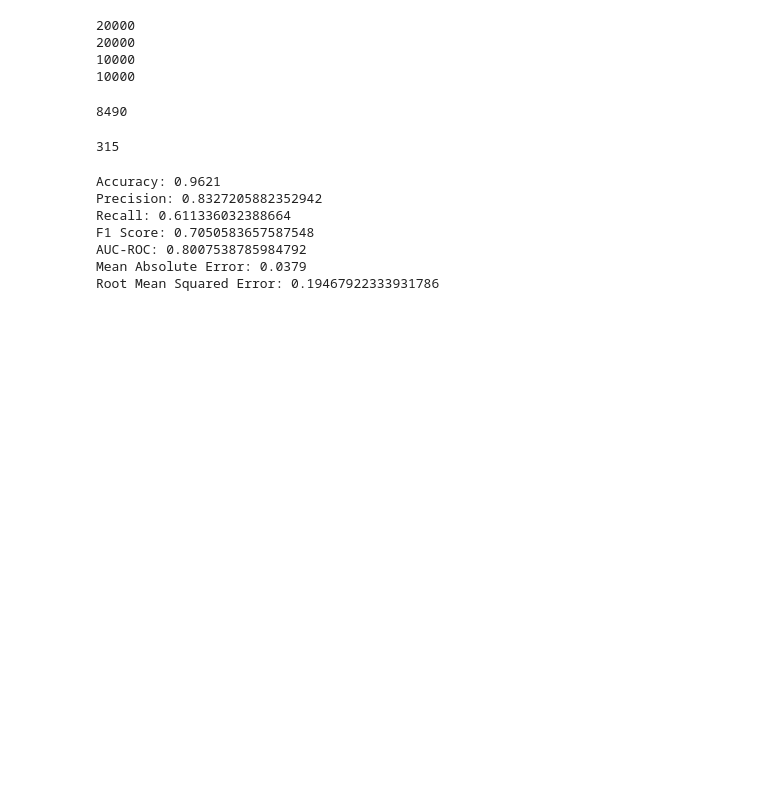
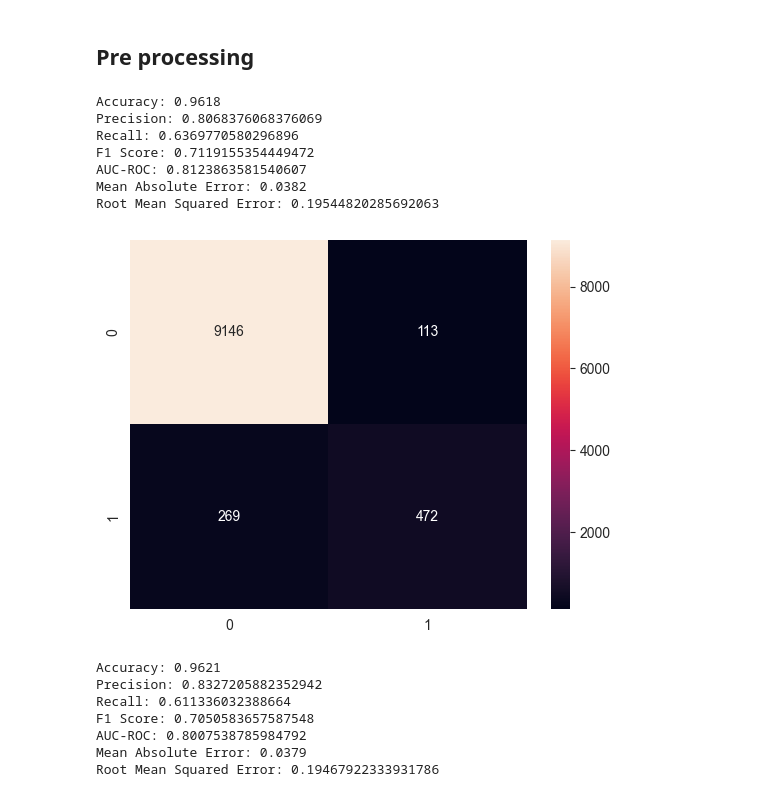
Before and after one commit to maayan-aytek/DS_LAB, a Jupyter notebook: train_and_pred.ipynb, the cells around one changed output. Drawn from its saved outputs; the diff is of its cells as text; code cells hidden in the pictures; blank space fills up the shorter version.

```diff
--- a/train_and_pred.ipynb
+++ b/train_and_pred.ipynb
@@ -77,13 +151,15 @@ def outliers_perc_of_col(target, df):
+# %% [markdown]
+## Pre processing
 # %%
 def pre_process(df, type_df="train"):
     patients_size = df.groupby("patient id").size()
     patients_size = patients_size[patients_size >= 36]
     full_hours_df = df[df['patient id'].isin(patients_size.index)].reset_index(drop=True)
-    columns_to_drop = ['Potassium','Magnesium','Chloride','Alkalinephos','AST','HCO3','Bilirubin_total',
-                                        'DBP','BaseExcess','SaO2','O2Sat','Fibrinogen','TroponinI','EtCO2','Unit2','Bilirubin_direct']
-    df_processed = df.drop(columns = columns_to_drop)
-    df_processed = df_processed.groupby('patient id').apply(lambda x: x.bfill().ffill()).reset_index(drop=True)
+
+    # backward and forward fill
+    df_processed = df.groupby('patient id').apply(lambda x: x.bfill().ffill()).reset_index(drop=True)
     outlier_perc_dict = {}
+    # Filling the rest of null values based on median/mean/mode according to the feature's outliers
     for col in df_processed.columns:
         outlier_perc_dict[col] = [outliers_perc_of_col(col, df_processed)]
     outliers_perc_df = pd.DataFrame(outlier_perc_dict).T
@@ -104,16 +180,27 @@ def pre_process(df, type_df="train"):
             elif outlier_perc > 5:
                 df_processed[col] = df_processed[col].fillna(median)
 
+    # data transformations
+    condition_temp=(df_processed['Temp'] > 38) | ( df_processed['Temp'] < 36)
+    condition_HR=(df_processed['HR'] > 90)
+    condition_Resp=(df_processed['Resp'] > 20) | ( df_processed['PaCO2'] < 32)
+    condition_wbc=(df_processed['WBC']* 10**3 > 12000) | (df_processed['WBC']* 10**3 < 4000)
+    df_processed['SIRS'] = np.where(condition_temp, 1, 0)+np.where(condition_HR, 1, 0)+np.where(condition_Resp, 1, 0)+np.where(condition_wbc, 1, 0)
+    df_processed['SIRS'] = np.where(df_processed['SIRS'] >= 2, 1, 0)
+
     df_processed["BUN_Creatinine_ratio"] = df_processed["BUN"]/df_processed["Creatinine"]
-    df_processed["qSOFA"] = np.where((df_processed['SBP'] <= 100) & (df_processed['Resp'] >= 22), 1, 0)
-    df_processed = df_processed.drop(["BUN", "Creatinine", "SBP", "Resp"], axis=1)
+    df_processed["qSOFA"] = np.where((df_processed['SBP'] >= 100) & (df_processed['Resp'] >= 22), 1, 0)
 
-    print(df_processed["patient id"].nunique())
+    # Feature selection
+    cols = ["ICULOS", "Lactate", "Temp", "SIRS", "PaCO2", "Unit1", "FiO2", "pH", "AST", "Hgb", "BUN", "WBC", "Calcium", "HospAdmTime",
+        "patient id", "BaseExcess", "Hct", "HR", "Alkalinephos", "Resp", "Phosphate", "SaO2", "Magnesium", "Bilirubin_total", "PTT",
+        "Potassium", "BUN_Creatinine_ratio", "Creatinine", "SBP", "qSOFA", "SepsisLabel"]
+    df_processed = df_processed[cols]
 
+    # Aggregations - remain only one record for each patient
     groups = df_processed.groupby('patient id')
     # Initialize an empty DataFrame to store the results
-    results = pd.DataFrame(columns=df_processed.columns)
-
+    results = pd.DataFrame(columns=df_processed.columns)#
     # Loop through the groups
     for name, group in groups:
         # Check if there is at least one row with label 1
@@ -127,7 +214,7 @@ def pre_process(df, type_df="train"):
         # Add the selected row to the results DataFrame
         results.loc[name] = row
 
-    print(len(results))
+    # undersampling
     if type_df == "train":
         majority_class = results[results['SepsisLabel'] == 0]
         minority_class = results[results['SepsisLabel'] == 1]
@@ -141,19 +228,23 @@ def pre_process(df, type_df="train"):
 # %%
 X_train, y_train, df_processed = pre_process(df, type_df = "train")
 X_test, y_test,_ = pre_process(test_df_original, type_df = "test")
-# %% [output]
-20000
-20000
-10000
-10000
-# %%
-len(df_processed)
-# %% [output]
-8490
-# %%
-len(df_processed[df_processed["qSOFA"] == 1])
-# %% [output]
-315
+# %%
+# undersmaple 5, with feature selection
+model_class = XGBClassifier(n_estimators=200, max_depth=20, eta=0.015, gamma=0.15, reg_lambda=0.01, min_child_weight=30)
+all_y_pred = run_and_eval(model_class=model_class,
+             X_train=X_train,
+             y_train=y_train,
+             X_test=X_test,
+             y_test=y_test, is_instance=True)
+# %% [output]
+Accuracy: 0.9618
+Precision: 0.8068376068376069
+Recall: 0.6369770580296896
+F1 Score: 0.7119155354449472
+AUC-ROC: 0.8123863581540607
+Mean Absolute Error: 0.0382
+Root Mean Squared Error: 0.19544820285692063
+[figure, added]
 # %%
 model_class = partial(RandomForestClassifier, n_estimators=200, min_samples_leaf=5, max_depth=25)
 all_y_pred = run_and_eval(model_class=model_class,
```
Also changed, not shown: parts of 44 cells of this notebook, 3 other files.
